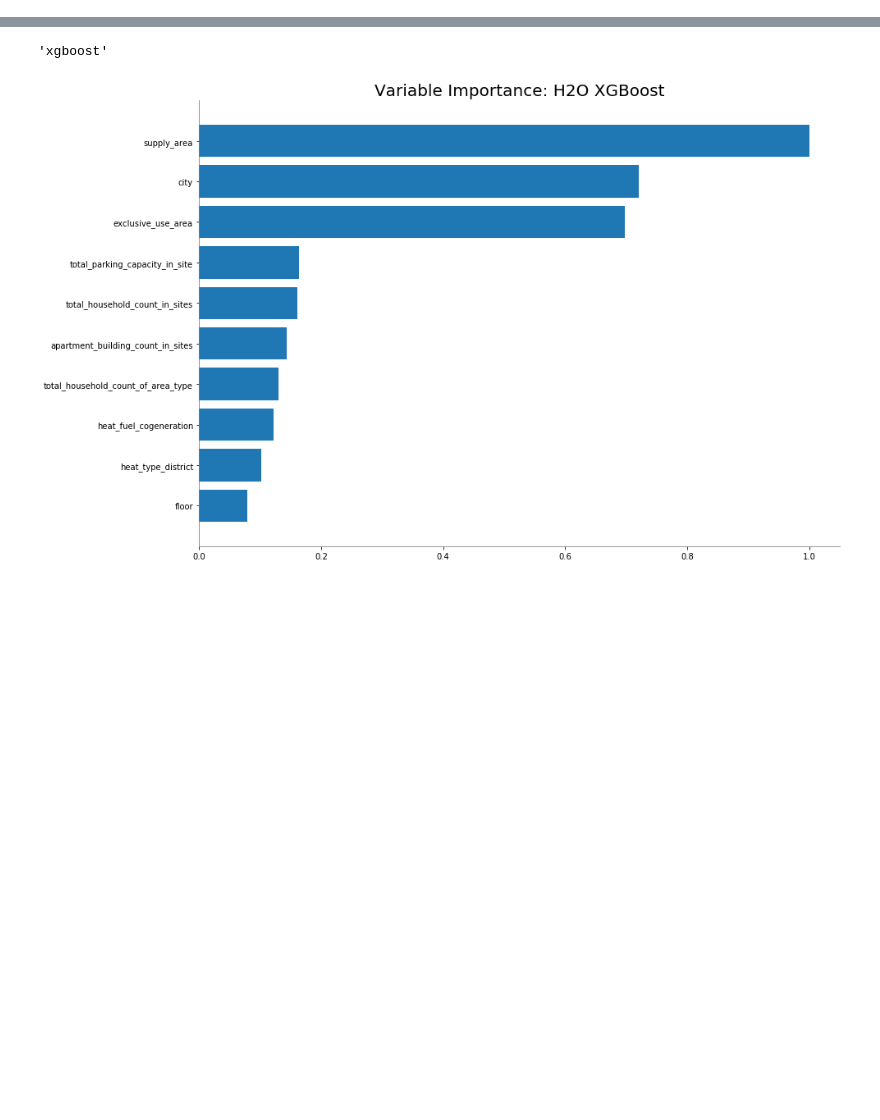
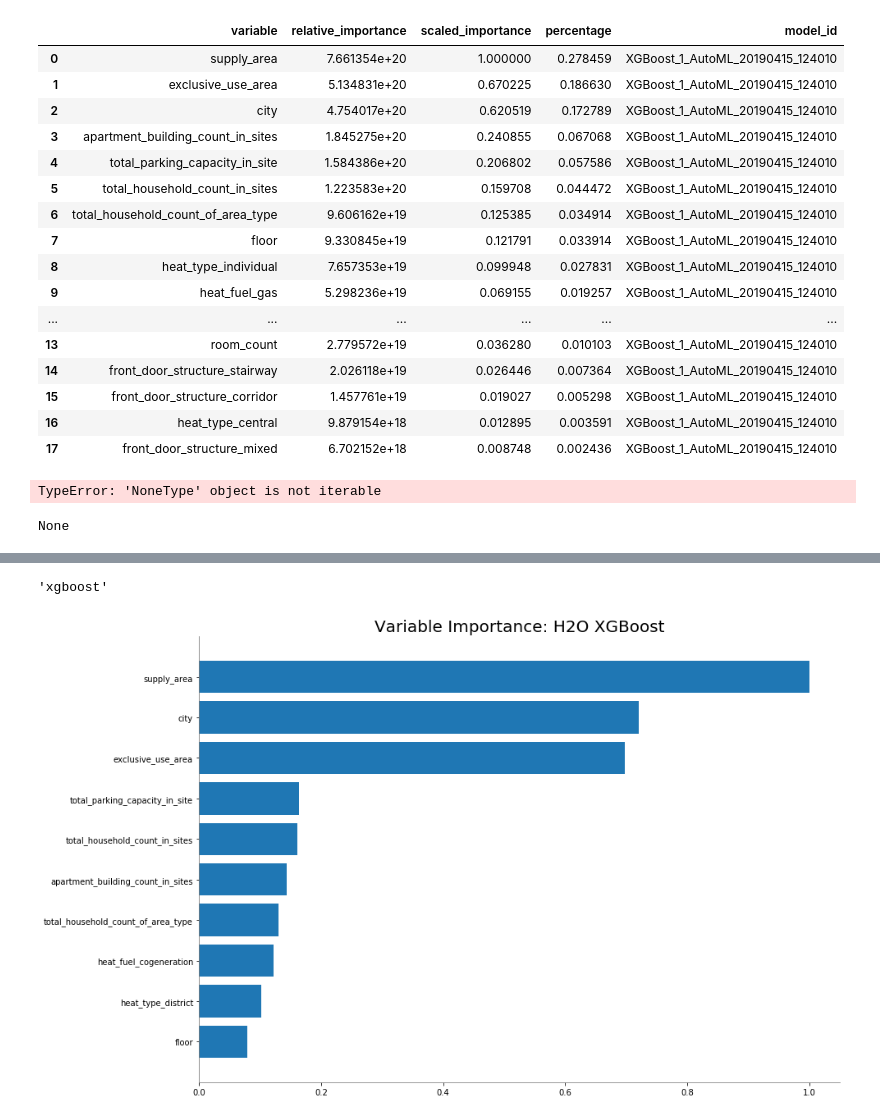
Before and after one commit to INFO6105-Spring19/hyperparameter-db-project-ds07, a Jupyter notebook: H2O.ipynb, the cells around one changed output, grey strips where cells are left out. Cells and saved outputs as stored; diff of their text form; code cells hidden in the pictures; blank space fills up the shorter version.

```diff
--- a/H2O.ipynb
+++ b/H2O.ipynb
@@ -159,0 +180,13 @@ print(aml.leaderboard)
+# %%
+runtime = 20
+leaderBoard = get_leaderBoard(runtime)
+
+board_csv = board_to_csv(leaderBoard, runtime)
+board_csv.to_csv('result/300/leaderboard.csv', sep='\t')
+
+params =  get_all_params(board_csv)
+with open('result/300/params.json', 'w') as f:
+    json.dump(ee, f)
+
+all_varimp = get_all_varimp(board_csv)
+all_varimp.to_csv('result/300/all_varimp.csv', sep='\t')
@@ -159,0 +270,5 @@ print(aml.leaderboard)
+# %%
+best_model = get_BestModel(board_csv)
+# %%
+fg = best_model.varimp()
+fg
@@ -159,0 +297,3 @@ print(aml.leaderboard)
+# %%
+dfObj = pd.DataFrame(fg, columns = ['variable', 'relative_importance', 'scaled_importance','percentage'])
+dfObj
@@ -159,0 +318,44 @@ print(aml.leaderboard)
+# %%
+model_id = best_model.model_id
+dfObj['model_id'] = model_id
+dfObj
+# %% [output]
+|  | variable | relative_importance | scaled_importance | percentage | model_id |
+| 0 | supply_area | 7.661354e+20 | 1.000000 | 0.278459 | XGBoost_1_AutoML_20190415_124010 |
+| 1 | exclusive_use_area | 5.134831e+20 | 0.670225 | 0.186630 | XGBoost_1_AutoML_20190415_124010 |
+| 2 | city | 4.754017e+20 | 0.620519 | 0.172789 | XGBoost_1_AutoML_20190415_124010 |
+| 3 | apartment_building_count_in_sites | 1.845275e+20 | 0.240855 | 0.067068 | XGBoost_1_AutoML_20190415_124010 |
+| 4 | total_parking_capacity_in_site | 1.584386e+20 | 0.206802 | 0.057586 | XGBoost_1_AutoML_20190415_124010 |
+| 5 | total_household_count_in_sites | 1.223583e+20 | 0.159708 | 0.044472 | XGBoost_1_AutoML_20190415_124010 |
+| 6 | total_household_count_of_area_type | 9.606162e+19 | 0.125385 | 0.034914 | XGBoost_1_AutoML_20190415_124010 |
+| 7 | floor | 9.330845e+19 | 0.121791 | 0.033914 | XGBoost_1_AutoML_20190415_124010 |
+| 8 | heat_type_individual | 7.657353e+19 | 0.099948 | 0.027831 | XGBoost_1_AutoML_20190415_124010 |
+| 9 | heat_fuel_gas | 5.298236e+19 | 0.069155 | 0.019257 | XGBoost_1_AutoML_20190415_124010 |
+| ... | ... | ... | ... | ... | ... |
+| 13 | room_count | 2.779572e+19 | 0.036280 | 0.010103 | XGBoost_1_AutoML_20190415_124010 |
+| 14 | front_door_structure_stairway | 2.026118e+19 | 0.026446 | 0.007364 | XGBoost_1_AutoML_20190415_124010 |
+| 15 | front_door_structure_corridor | 1.457761e+19 | 0.019027 | 0.005298 | XGBoost_1_AutoML_20190415_124010 |
+| 16 | heat_type_central | 9.879154e+18 | 0.012895 | 0.003591 | XGBoost_1_AutoML_20190415_124010 |
+| 17 | front_door_structure_mixed | 6.702152e+18 | 0.008748 | 0.002436 | XGBoost_1_AutoML_20190415_124010 |
+# %%
+model_list = get_modelList(board_csv)
+
+for i in model_list:
+    print (i)
+
+    model = h2o.get_model(i)
+    varimp = model.varimp()
+    vamp_csv = pd.DataFrame(varimp,
+                                columns = ['variable',
+                                           'relative_importance',
+                                           'scaled_importance',
+                                           'percentage'])
+    vamp_csv['model_id'] = i
+    print ('done')
+# %% [output]
+TypeError: 'NoneType' object is not iterable
+# %%
+model_list = get_modelList(board_csv)
+print(model_list)
+# %% [output]
+None
```
Also changed, not shown: parts of 39 cells of this notebook, 7 other files.
